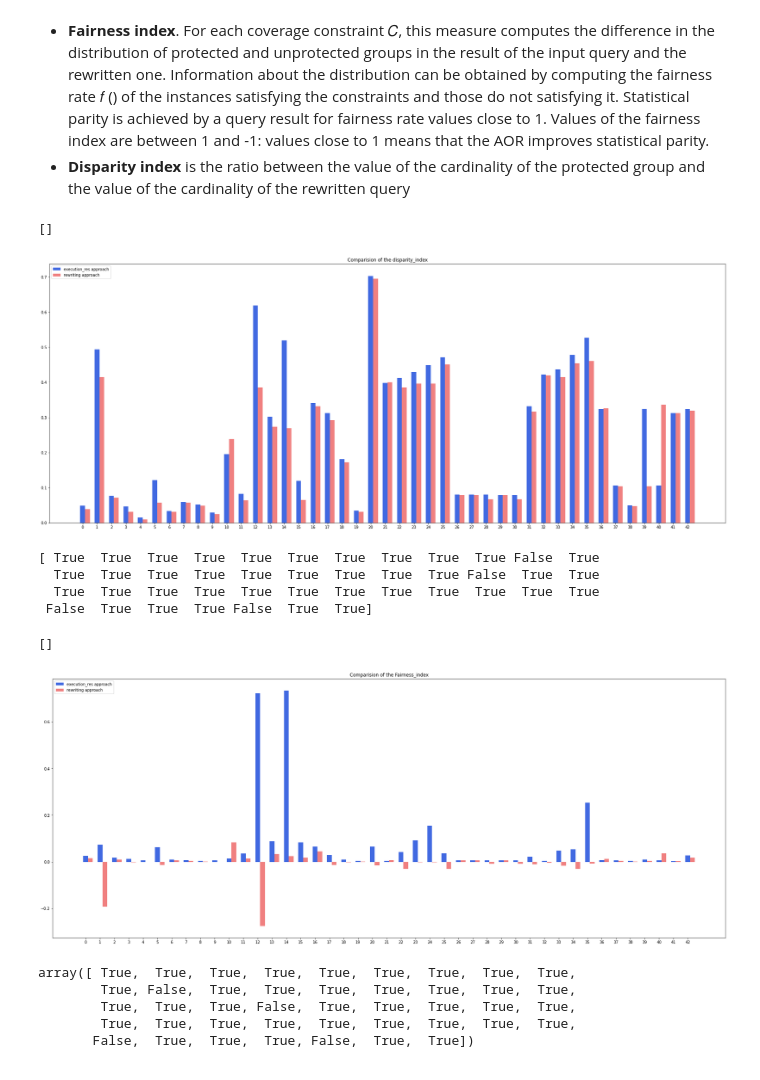
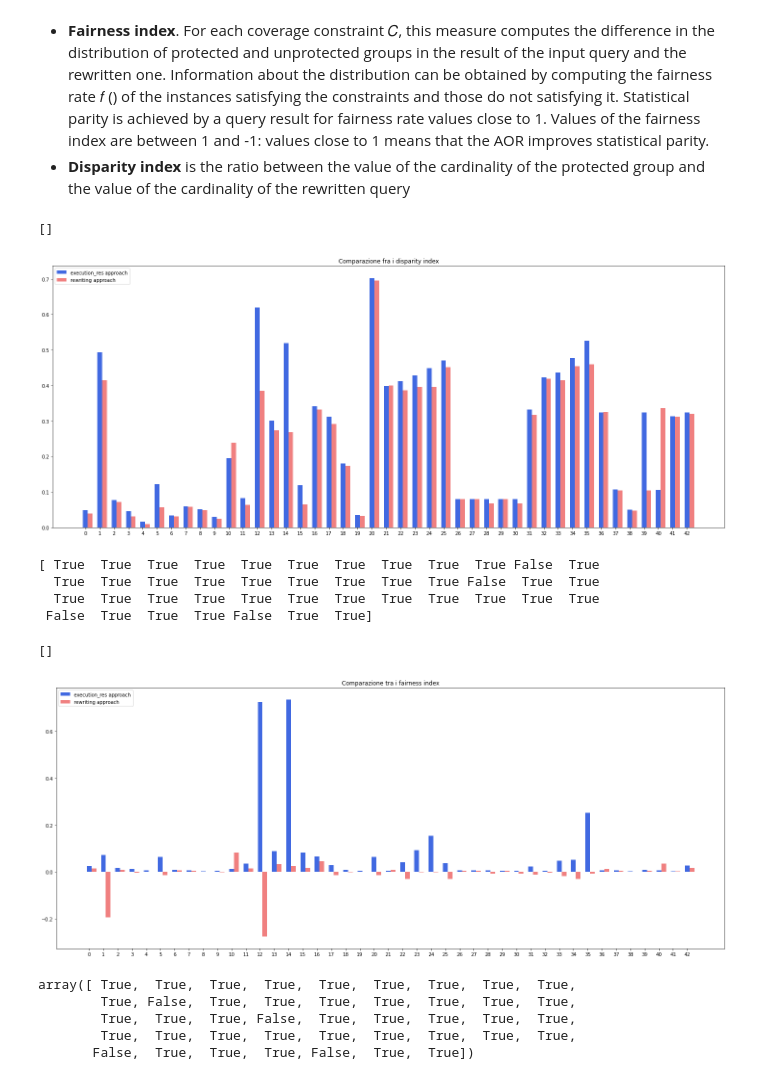
Before and after one commit to Nicogs43/KNN_coverage_constraint_query, a Jupyter notebook: Analysis_df_.ipynb, the cells around one changed output. Drawn from its saved outputs; the diff is of its cells as text; code cells hidden in the pictures.

```diff
--- a/Analysis_df_.ipynb
+++ b/Analysis_df_.ipynb
@@ -242,16 +222,16 @@ index are between 1 and -1: values close to 1 means that the AOR improves statis
 # %%
 plt.bar(range(len(manage_column_with_long_value_two(rewriting_df['disparity_index']))),
             manage_column_with_long_value_two(execution_res_df['disparity_index']),width, color='royalblue',label='execution_res approach')
 plt.bar(range(len(manage_column_with_long_value_two(rewriting_df['disparity_index'])))+width,
             manage_column_with_long_value_two(rewriting_df['disparity_index']),width, color='lightcoral',label ='rewriting approach')
 plt.xticks(range(len(manage_column_with_long_value_two(rewriting_df['disparity_index']))))
-plt.title("Comparision of the disparity_index")
+plt.title("Comparazione fra i disparity index")
 plt.legend(loc = 'upper left')
-plt.tight_layout(pad=0.4, w_pad=0.5, h_pad=1.0)
+#plt.tight_layout(pad=0.4, w_pad=0.5, h_pad=1.0)
 plt.plot()
 # %% [output]
 []
-[figure, old version]
+[figure, new version]
 # %%
 print(np.where(manage_column_with_long_value_two(rewriting_df['disparity_index'])<manage_column_with_long_value_two(execution_res_df['disparity_index']),True,False))
 #sempre la query 10 sarà un caso fortutito(manca la query 2 in realà)
@@ -267,13 +247,13 @@ plt.bar(range(len(test1_rew)),manage_column_with_long_value_two(execution_res_df
 plt.bar(range(len(test1_rew))+width,manage_column_with_long_value_two(rewriting_df['fairness_index']),width,
             color='lightcoral',label ='rewriting approach')
 plt.xticks(range(len(test1_rew)))
-plt.title("Comparision of the Fairness_index")
+plt.title("Comparazione tra i fairness index")
 plt.legend(loc = 'upper left')
-plt.tight_layout(pad=0.4, w_pad=0.5, h_pad=1.0)
+#plt.tight_layout(pad=0.4, w_pad=0.5, h_pad=1.0)
 plt.plot()
 # %% [output]
 []
-[figure, old version]
+[figure, new version]
 # %%
 fairness_test = np.where(manage_column_with_long_value_two(rewriting_df['fairness_index'])<manage_column_with_long_value_two(execution_res_df['fairness_index']),True , False)
 fairness_test
```
Also changed, not shown: parts of 14 cells of this notebook.
